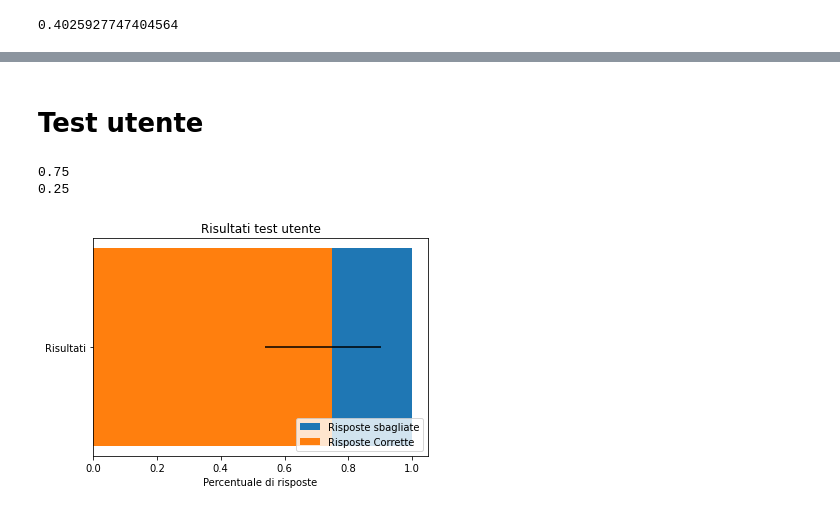
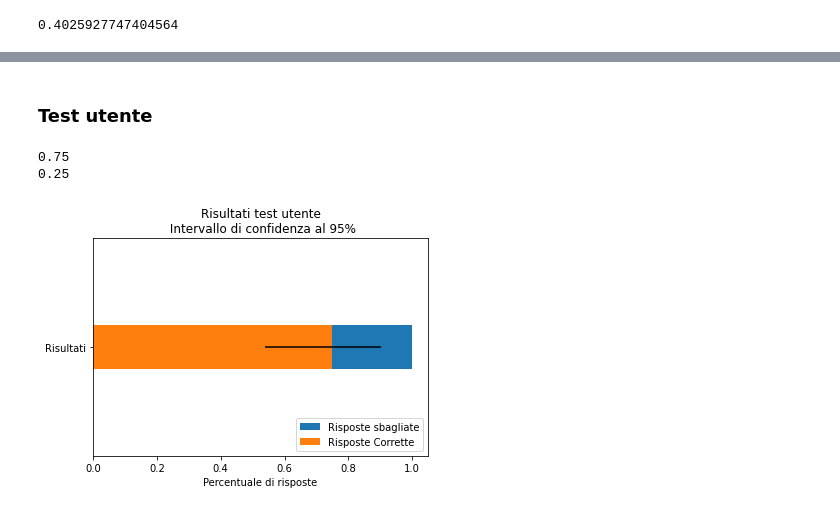
Before and after one commit to Blowdire/DataVisualizationProject, a Jupyter notebook: Progetto/progetto-imdb.ipynb, the cells around one changed output, grey strips where cells are left out. Cells and saved outputs as stored; diff of their text form; code cells hidden in the pictures.

```diff
--- a/Progetto/progetto-imdb.ipynb
+++ b/Progetto/progetto-imdb.ipynb
@@ -745,7 +765,7 @@ fig.update_layout(
 fig.show()
 fig.write_html("./violin_psico.html")
 # %% [markdown]
-# Test utente
+### Test utente
 # %%
 import pandas as pd
 data = {
@@ -781,30 +801,18 @@ upper_confidence = 0.1523
 # %%
 import numpy as np
 import matplotlib.pyplot as plt
 
-N = 5
-sbagliateMeans = (25, 32, 30, 35, 29)
-menStd = (4, 3, 4, 1, 5)
-womenStd = (3, 5, 2, 3, 3)
-# the x locations for the groups
-ind = np.arange(N)
-# the width of the bars
-width = 0.35
-
-p2 = plt.barh(["Risultati"], [1], width )
-p1 = plt.barh(["Risultati"], [0.75], width, xerr=[[lower_confidence],[upper_confidence]], )
-
-
-# p2 = plt.bar([1], womenMeans, width,
-# bottom=menMeans, yerr=womenStd, color='green')
+p2 = plt.barh(["Risultati"], [1])
+p1 = plt.barh(["Risultati"], [0.75], xerr=[[lower_confidence],[upper_confidence]])
 
 plt.xlabel('Percentuale di risposte')
-plt.title('Risultati test utente')
+plt.title('Risultati test utente\n Intervallo di confidenza al 95%')
 plt.legend(["Risposte sbagliate","Risposte Corrette"], loc ="lower right")
+plt.ylim(-2, 2)
 
 plt.show()
 # %% [output]
-[figure, old version]
+[figure, new version]
 # %%
 import plotly.io as pio
 import plotly.express as px
```
Also changed, not shown: parts of 22 cells of this notebook, 5 other files.
